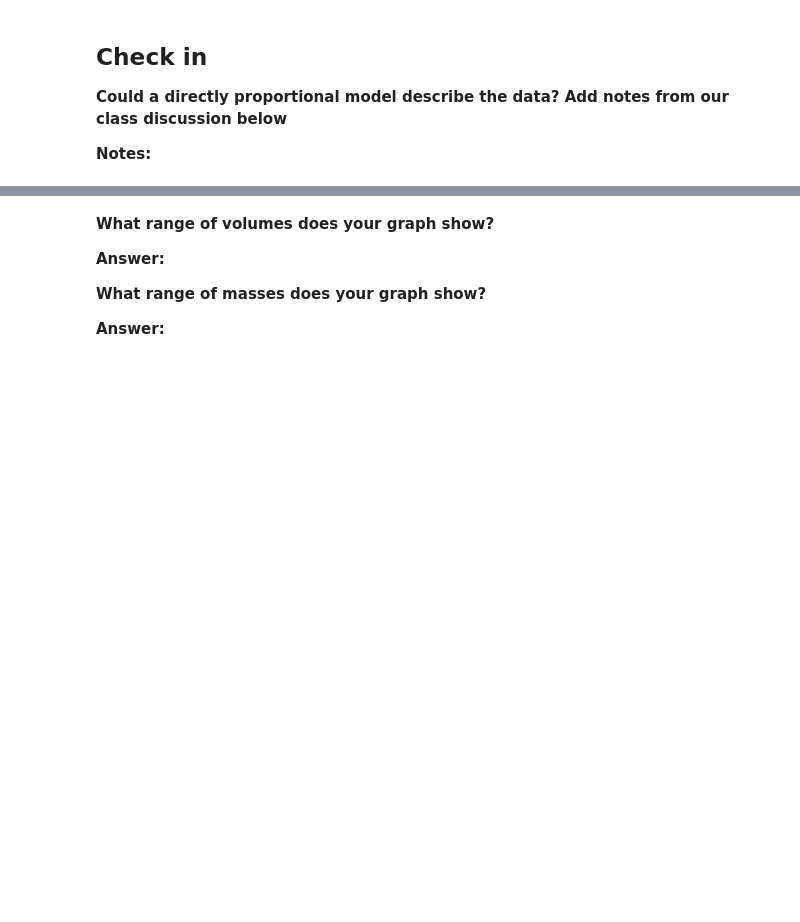
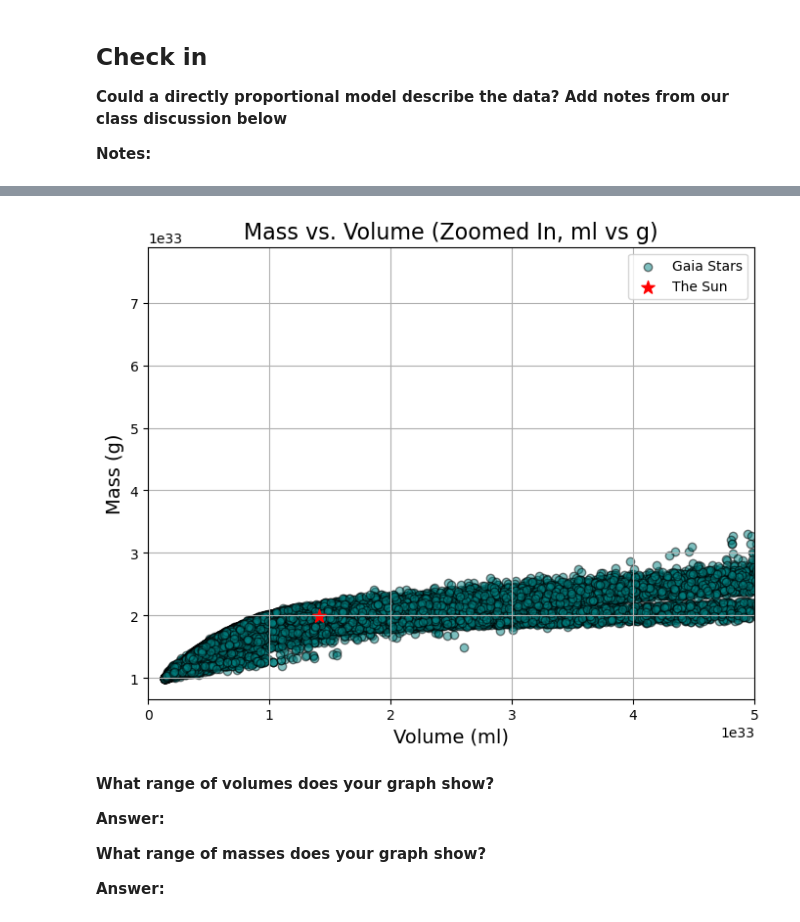
Before and after one commit to AerospaceMars25/CFR-2025, a Jupyter notebook: Astro/Blank/1 - Stars Pt2 .ipynb, the cells around one changed output, grey strips where cells are left out. Cells and saved outputs as stored; diff of their text form; code cells hidden in the pictures; blank space fills up the shorter version.

```diff
--- a/Astro/Blank/1 - Stars Pt2 .ipynb
+++ b/Astro/Blank/1 - Stars Pt2 .ipynb
@@ -150,3 +182,14 @@ plt.show()
 
 # 2) convert volume to militers (mL) with a function
 # you need to multiply the volume by (695700)^3 and 100,000^3
+def convert_mass_to_grams(mass_solar):
+    return mass_solar * 1.989e30 * 1000
+
+def convert_volume_to_ml(volume_solar_radii):
+    return volume_solar_radii * (695700**3) * (100000**3)
+
+mass_g = convert_mass_to_grams(mass)
+volume_ml = convert_volume_to_ml(volume)
+
+print(mass_g.head())
+print(volume_ml.head())
@@ -157,3 +209,43 @@ plt.show()
+# %%
+# make a new scatter plot showing mass vs volume for gaia and for the sun with our new units (mL and g)
+# (it will be the same as your last plot but the units will change)
+# you will need to change the xlim to be in your new units. make sure the scale matches your first one
+
+import matplotlib.pyplot as plt
+import numpy as np
+
+# Sun's mass and volume (in grams and mL)
+sun_mass_g = 1.989e30 * 1000  # Convert solar mass from kg to grams
+
+# Sun's volume in solar radii^3
+sun_volume_solar = (4/3) * np.pi * (1**3)  # = 4.18879
+# Convert to milliliters using the provided conversion scale
+sun_volume_ml = sun_volume_solar * (695700**3) * (100000**3)
+
+# Plotting
+plt.figure(figsize=(8, 6))
+
+# Gaia stars (in g vs mL)
+plt.scatter(volume_ml, mass_g, alpha=0.5, color='teal', edgecolors='black', label='Gaia Stars')
+
+# Add the Sun
+plt.scatter(sun_volume_ml, sun_mass_g, color='red', marker='*', s=100, label='The Sun')
+
+# Labels and title
+plt.xlabel('Volume (ml)', fontsize=14)
+plt.ylabel('Mass (g)', fontsize=14)
+plt.title('Mass vs. Volume (Zoomed In, ml vs g)', fontsize=16)
+
+
+# Zoomed-in x-axis limit that matches (0 to 15) in solar radii³
+plt.xlim(0, 5e33)
+
+# Display the plot
+plt.legend()
+plt.grid(True)
+plt.show()
+# %% [output]
+[figure, added]
 # %% [markdown]
 **What range of volumes does your graph show?**
 
```
Also changed, not shown: parts of 8 cells of this notebook.
